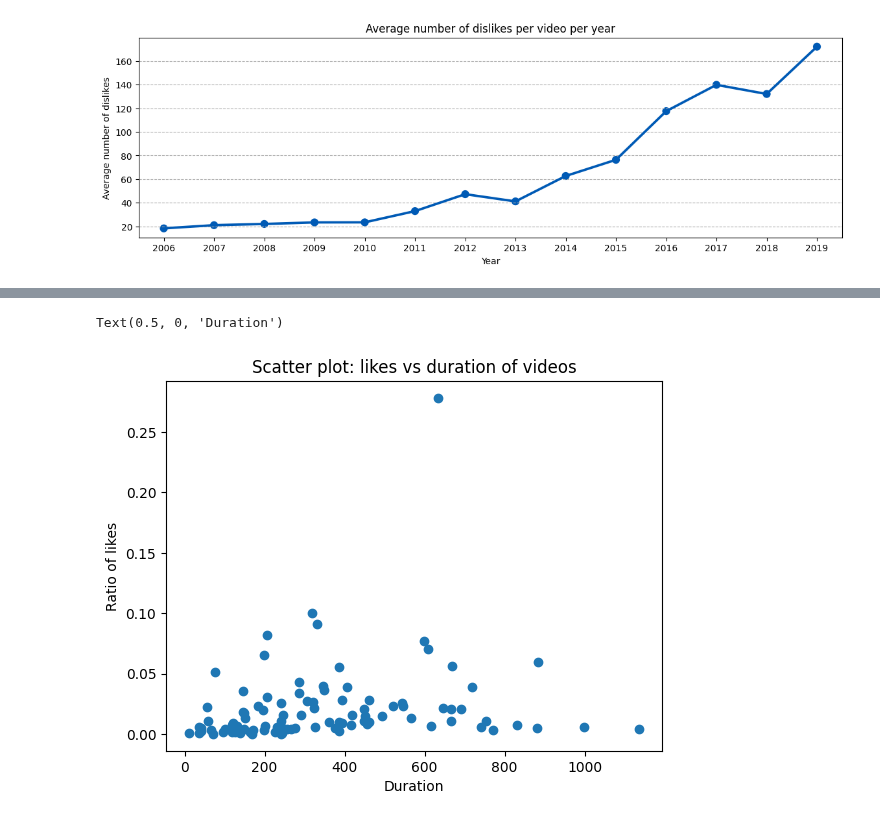
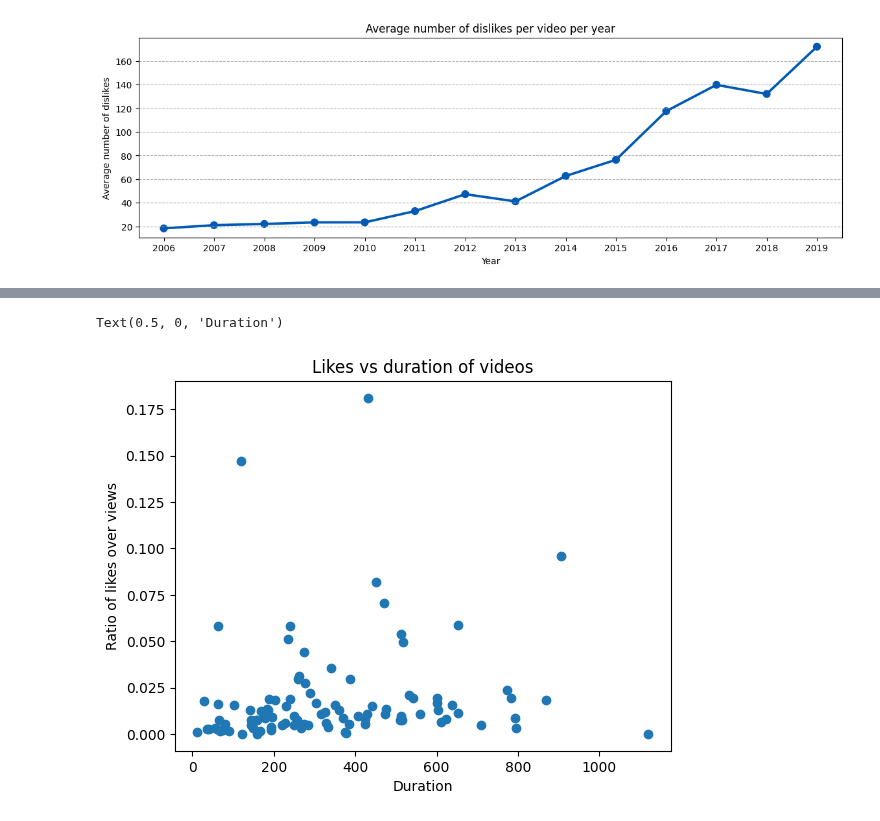
Before and after one commit to epfl-ada/ada-2023-project-datasquad2023, a Jupyter notebook: exploration.ipynb, the cells around one changed output, grey strips where cells are left out. Saved outputs shown, nothing was run; the diff lists cells and outputs as text; code cells hidden in the pictures.

Commit message:
video length analysis

```diff
--- a/exploration.ipynb
+++ b/exploration.ipynb
@@ -115,6 +110,8 @@ sns.boxplot(x=df_vd_tech["duration"])
 # %%
-#remove all videos that have 0 view count to be able to compute the like_count_ratio later on
-df_vd_tech_filtered = df_vd_tech_modif[df_vd_tech_modif["view_count"]!=0]
+#smooth all videos' durations by adding 1 so that we avoid having 0 view count,
+#and are able to compute the like_count_ratio later on
+df_vd_tech_filtered = df_vd_tech_modif.copy()
+df_vd_tech_filtered["view_count"] = df_vd_tech_filtered["view_count"] + 1
 # %%
 #correlation between like count and duration
 df_vd_tech_filtered["like_count_ratio"] = df_vd_tech_filtered['like_count']/df_vd_tech_filtered["view_count"]
@@ -260,12 +256,12 @@ sample = df_vd_tech_filtered.sample(100)
 # %%
 plt.scatter(sample["duration"], sample['like_count_ratio'])
 plt.title(
-    'Scatter plot: likes vs duration of videos')
-plt.ylabel('Ratio of likes')
+    'Likes vs duration of videos')
+plt.ylabel('Ratio of likes over views')
 plt.xlabel('Duration')
 # %% [output]
 Text(0.5, 0, 'Duration')
-[figure, old version]
+[figure, new version]
 # %%
 plt.scatter(sample["duration"], sample['dislike_count_ratio'])
 plt.title(
```
Also changed, not shown: parts of 46 cells of this notebook.
